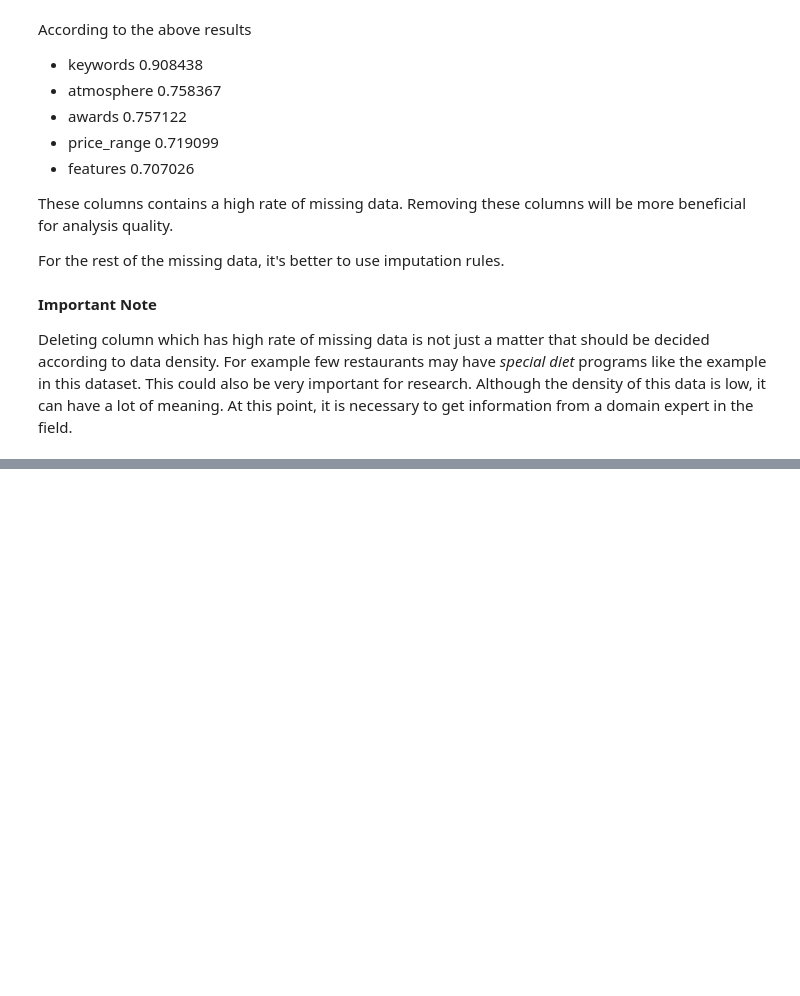
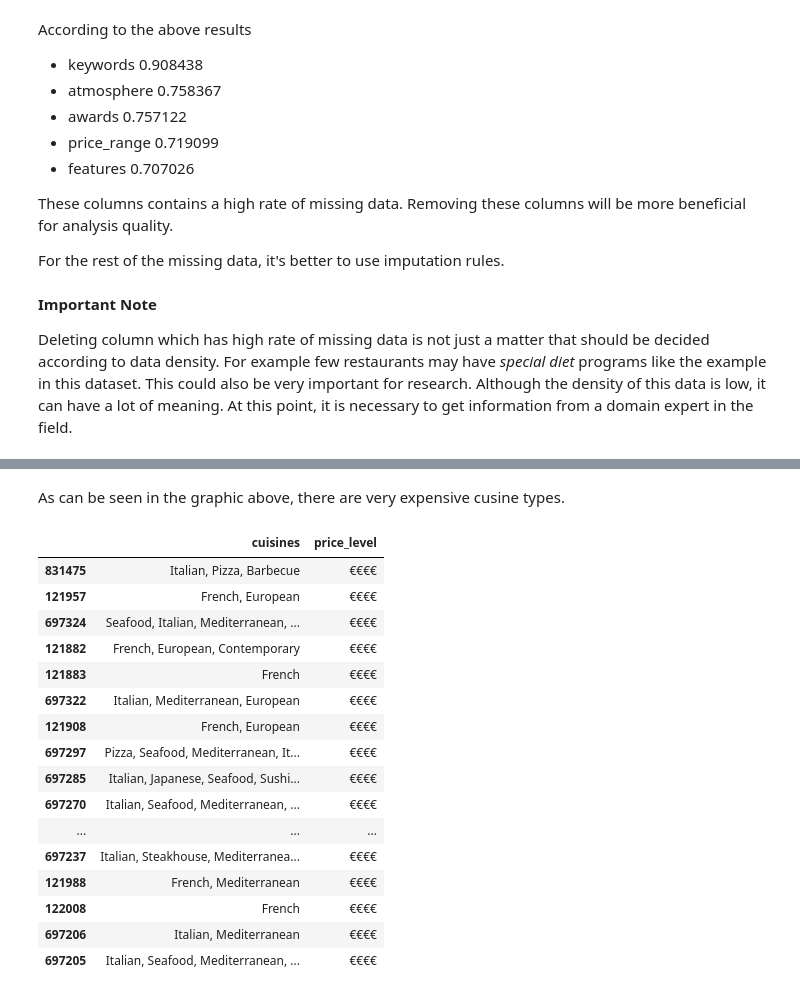
Before and after one commit to vocanalytics/F_STL_Challenge, a Jupyter notebook: Tech_Challenge_For_FoodStyles.ipynb, the cells around one changed output, grey strips where cells are left out. Drawn from its saved outputs; the diff is of its cells as text; code cells hidden in the pictures; blank space fills up the shorter version.

```diff
--- a/Tech_Challenge_For_FoodStyles.ipynb
+++ b/Tech_Challenge_For_FoodStyles.ipynb
@@ -262,0 +466,2 @@ Deleting column which has high rate of missing data is not just a matter that sh
+# %%
+df_cus= df[['cuisines','price_level']]
@@ -262,0 +486,2 @@ Deleting column which has high rate of missing data is not just a matter that sh
+# %%
+df_cus=df_cus.dropna()
@@ -262,0 +499,23 @@ Deleting column which has high rate of missing data is not just a matter that sh
+# %% [markdown]
+As can be seen in the graphic above, there are very expensive cusine types.
+# %%
+df_cus.sort_values(by=('price_level'), ascending=False).head(20)
+# Sorting most expensive cusines
+# %% [output]
+|  | cuisines | price_level |
+| 831475 | Italian, Pizza, Barbecue | €€€€ |
+| 121957 | French, European | €€€€ |
+| 697324 | Seafood, Italian, Mediterranean, ... | €€€€ |
+| 121882 | French, European, Contemporary | €€€€ |
+| 121883 | French | €€€€ |
+| 697322 | Italian, Mediterranean, European | €€€€ |
+| 121908 | French, European | €€€€ |
+| 697297 | Pizza, Seafood, Mediterranean, It... | €€€€ |
+| 697285 | Italian, Japanese, Seafood, Sushi... | €€€€ |
+| 697270 | Italian, Seafood, Mediterranean, ... | €€€€ |
+| ... | ... | ... |
+| 697237 | Italian, Steakhouse, Mediterranea... | €€€€ |
+| 121988 | French, Mediterranean | €€€€ |
+| 122008 | French | €€€€ |
+| 697206 | Italian, Mediterranean | €€€€ |
+| 697205 | Italian, Seafood, Mediterranean, ... | €€€€ |
```
Also changed, not shown: parts of 37 cells of this notebook.
